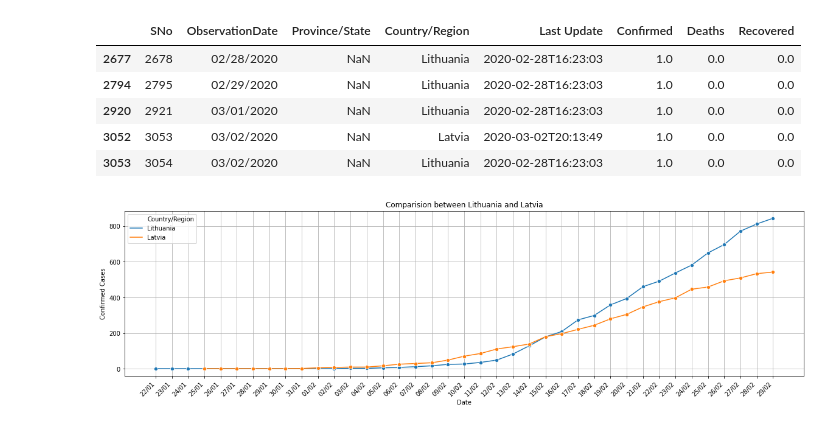
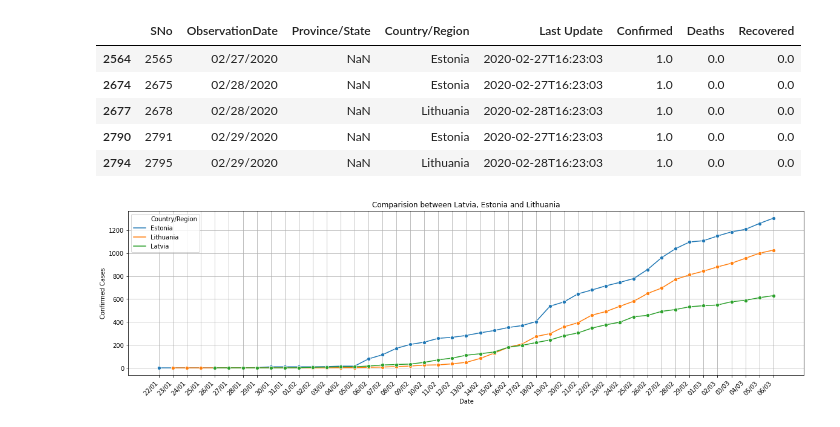
Before and after one commit to bevilacqua1996/ComputerStudies, a Jupyter notebook: colab_notebooks_python/covid19_general_comparision/covid_19.ipynb, the cells around one changed output. Drawn from its saved outputs; the diff is of its cells as text; code cells hidden in the pictures.

Commit message:
Input of three countries for comparision

```diff
--- a/colab_notebooks_python/covid19_general_comparision/covid_19.ipynb
+++ b/colab_notebooks_python/covid19_general_comparision/covid_19.ipynb
@@ -6,5 +6,6 @@ import matplotlib.pyplot as plt
 # %%
 csv_covid_19 = pd.read_csv('./covid_19_data.csv')
 csv_covid_19.head()
-country1 = "Lithuania"
-country2 = "Latvia"
+country1 = input();
+country2 = input();
+country3 = input();
@@ -43,7 +58,7 @@ covid_19_country2.head()
 # %%
 list_dates = [];
 list_dates = csv_covid_19['ObservationDate']
-list_dates = list_country.drop_duplicates()
+list_dates = list_dates.drop_duplicates()
 
 list_final_date = [];
 
@@ -71,15 +91,15 @@ plot_graph_confirmed_cases(sbn.lineplot(x='ObservationDate', y='Confirmed', hue=
 # %%
-covid_19_compare = csv_covid_19[(csv_covid_19['Country/Region']==country1) | (csv_covid_19['Country/Region']==country2)]
+covid_19_compare = csv_covid_19[(csv_covid_19['Country/Region']==country1) | (csv_covid_19['Country/Region']==country2) | (csv_covid_19['Country/Region']==country3)]
 covid_19_compare.sort_values(by='ObservationDate').head()
 # %% [output]
 |  | SNo | ObservationDate | Province/State | Country/Region | Last Update | Confirmed | Deaths | Recovered |
+| 2564 | 2565 | 02/27/2020 | NaN | Estonia | 2020-02-27T16:23:03 | 1.0 | 0.0 | 0.0 |
+| 2674 | 2675 | 02/28/2020 | NaN | Estonia | 2020-02-27T16:23:03 | 1.0 | 0.0 | 0.0 |
 | 2677 | 2678 | 02/28/2020 | NaN | Lithuania | 2020-02-28T16:23:03 | 1.0 | 0.0 | 0.0 |
+| 2790 | 2791 | 02/29/2020 | NaN | Estonia | 2020-02-27T16:23:03 | 1.0 | 0.0 | 0.0 |
 | 2794 | 2795 | 02/29/2020 | NaN | Lithuania | 2020-02-28T16:23:03 | 1.0 | 0.0 | 0.0 |
-| 2920 | 2921 | 03/01/2020 | NaN | Lithuania | 2020-02-28T16:23:03 | 1.0 | 0.0 | 0.0 |
-| 3052 | 3053 | 03/02/2020 | NaN | Latvia | 2020-03-02T20:13:49 | 1.0 | 0.0 | 0.0 |
-| 3053 | 3054 | 03/02/2020 | NaN | Lithuania | 2020-02-28T16:23:03 | 1.0 | 0.0 | 0.0 |
 # %%
 plt.figure(figsize=(20,5))
-plot_graph_confirmed_cases(sbn.lineplot(x='ObservationDate', y='Confirmed', hue='Country/Region', marker='o', data=covid_19_compare), 'Comparision between ' + country1 + ' and ' + country2)
+plot_graph_confirmed_cases(sbn.lineplot(x='ObservationDate', y='Confirmed', hue='Country/Region', marker='o', data=covid_19_compare), 'Comparision between ' + country1 + ', ' + country2 + " and " + country3)
 # %% [output]
-[figure, old version]
+[figure, new version]
```
Also changed, not shown: parts of 8 cells of this notebook, 1 other file.
